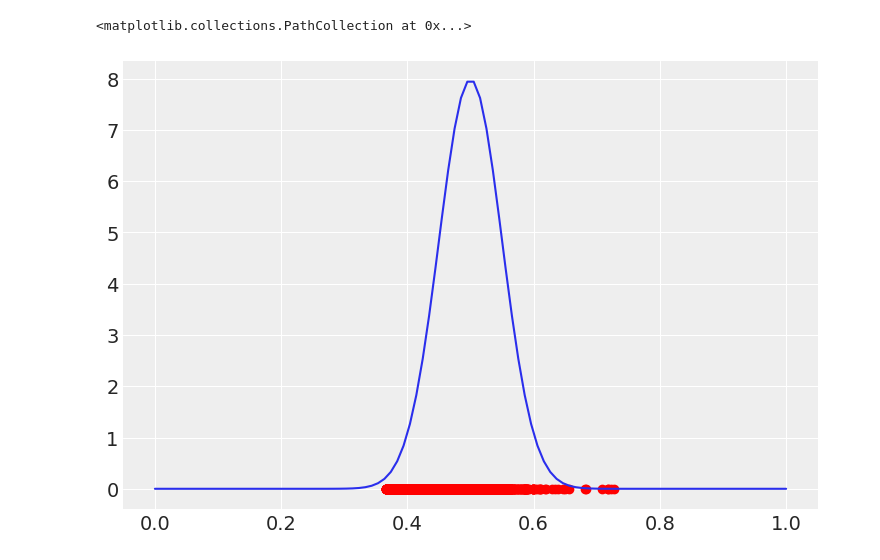
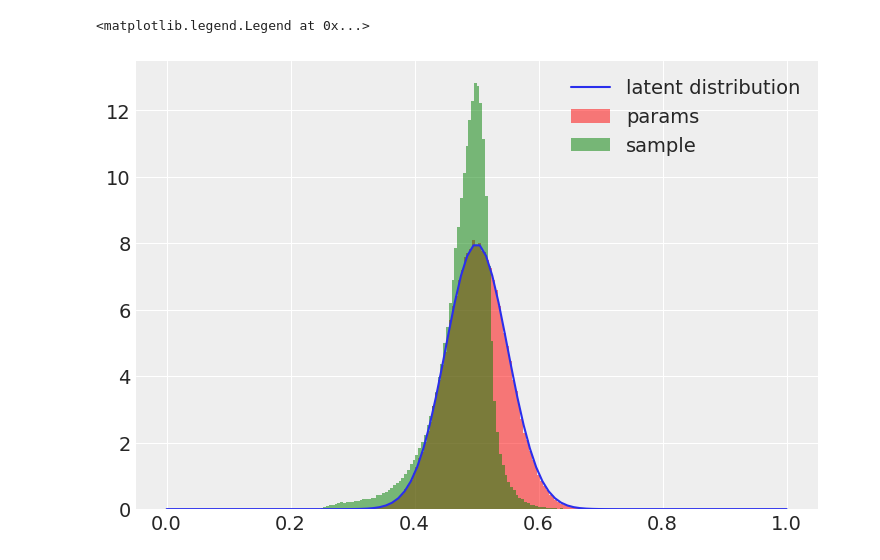
Before and after one commit to Justinezgh/SBI-Diff-Simulator, a Jupyter notebook: notebooks/Our_SBI_method_on_LV.ipynb, the cells around one changed output. Saved outputs shown, nothing was run; the diff lists cells and outputs as text; code cells hidden in the pictures.

```diff
--- a/notebooks/Our_SBI_method_on_LV.ipynb
+++ b/notebooks/Our_SBI_method_on_LV.ipynb
@@ -93,0 +75,19 @@ batches = data_stream()
+# %%
+lotka_volterra_y_bijector = tfb.Chain([
+                 tfb.Scale(0.38),
+                 tfb.Invert(tfb.Softplus()),
+                 tfb.Scale(0.021)
+                 ])
+
+lotka_volterra_theta_bijector = tfb.Chain([
+                 tfb.Scale(jnp.array([2.,2.,2.,2.])),
+                 tfb.Shift(jnp.array([0.125,3,0.125,3])),
+                 tfb.Log()
+                 ])
+
+
+transformation_params = tfb.Chain([tfb.Scale(1/20),tfb.Shift(10),lotka_volterra_theta_bijector])
+transformation_x = tfb.Chain([tfb.Scale(1/30),tfb.Shift(16),lotka_volterra_y_bijector])
+
+normalized_p = transformation_params.forward(mu)
+normalized_reg = transformation_x.forward(batch)
@@ -111,8 +111,10 @@ plt.boxplot([normalized_reg[...,0],
 # %%
 dist = tfd.Normal(0.5,0.05)
 axe = jnp.linspace(0,1,100)
-plt.plot(axe,dist.prob(axe))
-plt.scatter(normalized_p[...,3], jnp.zeros(len(normalized_p[...,3])),c='r')
+plt.plot(axe,dist.prob(axe),label='latent distribution')
+plt.hist(normalized_p[...,0],100,color='r',density=True,alpha=0.5,label='params');
+plt.hist(normalized_reg[...,1],100,color='g',alpha=0.5,density=True,label='sample');
+plt.legend()
 # %% [output]
-<matplotlib.collections.PathCollection at 0x...>
+<matplotlib.legend.Legend at 0x...>
-[figure, old version]
+[figure, new version]
```
Also changed, not shown: parts of 25 cells of this notebook.
